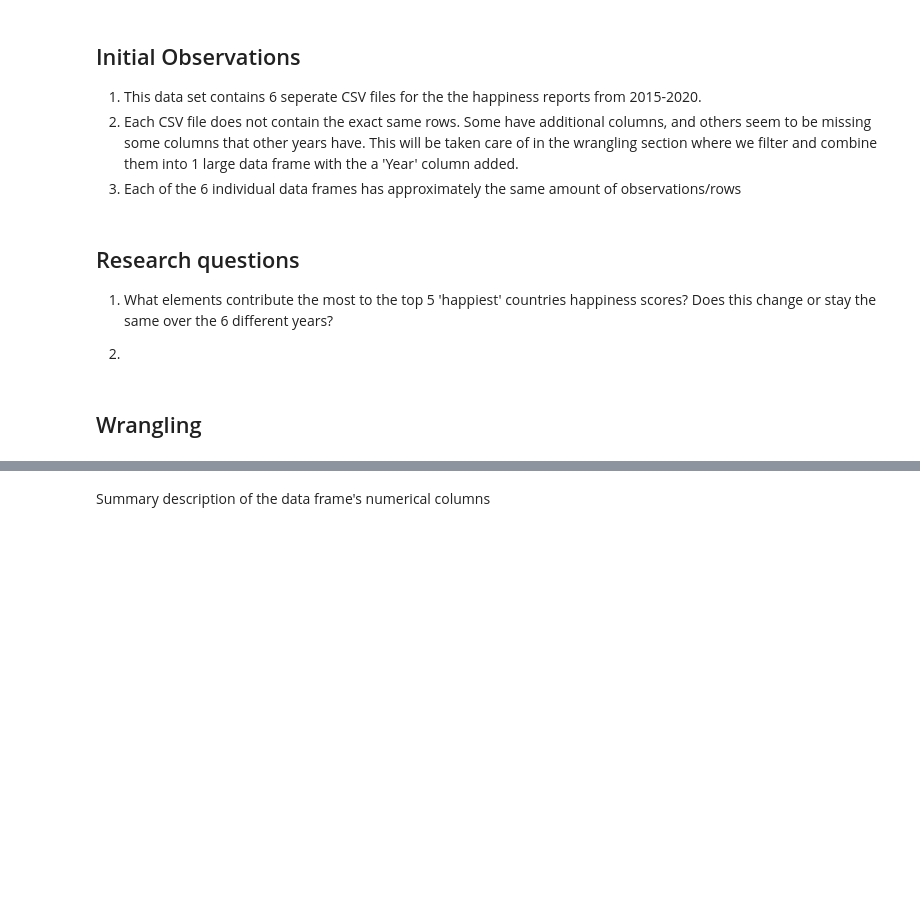
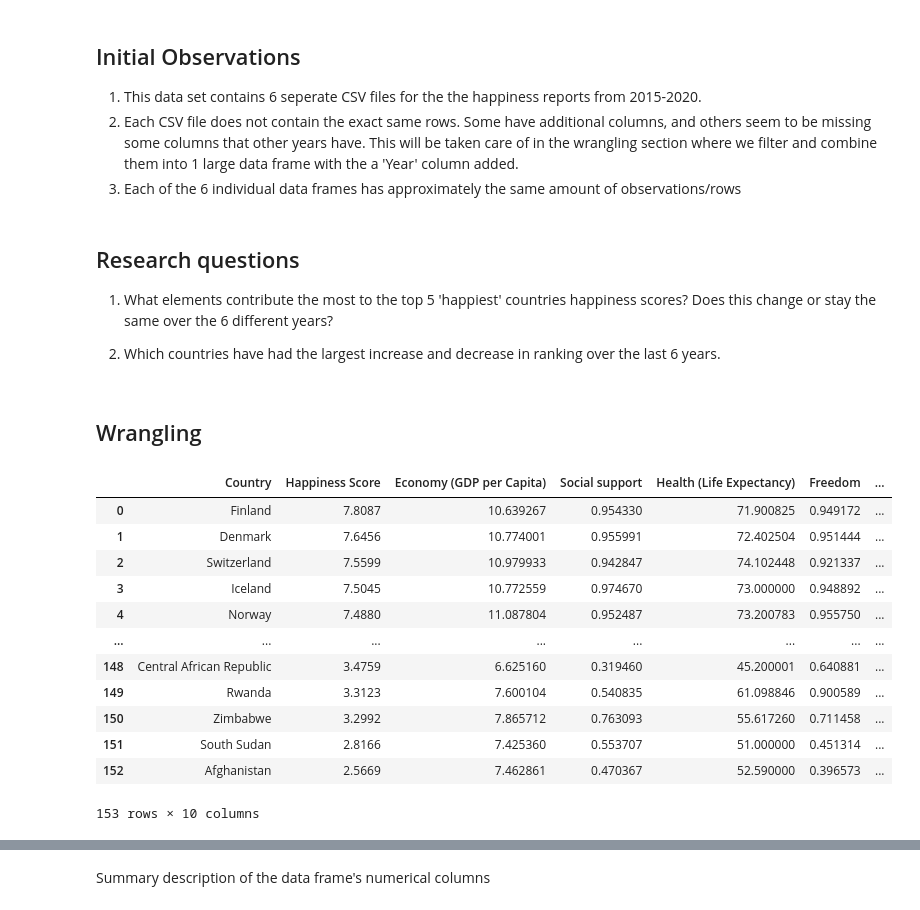
Before and after one commit to sophiabulcock/world_happiness_report_viz, a Jupyter notebook: project_2.ipynb, the cells around one changed output, grey strips where cells are left out. Drawn from its saved outputs; the diff is of its cells as text; code cells hidden in the pictures; blank space fills up the shorter version.

```diff
--- a/project_2.ipynb
+++ b/project_2.ipynb
@@ -156,7 +157,7 @@ dtype: object
 
 1. What elements contribute the most to the top 5 'happiest' countries happiness scores? Does this change or stay the same over the 6 different years?
 
-2.
+2. Which countries have had the largest increase and decrease in ranking over the last 6 years.
 # %% [markdown]
 ## Wrangling
 # %%
@@ -207,6 +208,25 @@ csv2020=csv2020.rename(columns={'Country name':'Country', 'Ladder score':'Happin
                                'Perceptions of corruption':'Trust (Government Corruption)',
                                'Dystopia + residual':'Dystopia Residual'
                               })
+# %%
+# add happiness rank to csv2020
+
+csv2020['Happiness Rank']=np.arange(len(csv2020))
+csv2020
+# %% [output]
+|  | Country | Happiness Score | Economy (GDP per Capita) | Social support | Health (Life Expectancy) | Freedom | ... |
+| 0 | Finland | 7.8087 | 10.639267 | 0.954330 | 71.900825 | 0.949172 | ... |
+| 1 | Denmark | 7.6456 | 10.774001 | 0.955991 | 72.402504 | 0.951444 | ... |
+| 2 | Switzerland | 7.5599 | 10.979933 | 0.942847 | 74.102448 | 0.921337 | ... |
+| 3 | Iceland | 7.5045 | 10.772559 | 0.974670 | 73.000000 | 0.948892 | ... |
+| 4 | Norway | 7.4880 | 11.087804 | 0.952487 | 73.200783 | 0.955750 | ... |
+| ... | ... | ... | ... | ... | ... | ... | ... |
+| 148 | Central African Republic | 3.4759 | 6.625160 | 0.319460 | 45.200001 | 0.640881 | ... |
+| 149 | Rwanda | 3.3123 | 7.600104 | 0.540835 | 61.098846 | 0.900589 | ... |
+| 150 | Zimbabwe | 3.2992 | 7.865712 | 0.763093 | 55.617260 | 0.711458 | ... |
+| 151 | South Sudan | 2.8166 | 7.425360 | 0.553707 | 51.000000 | 0.451314 | ... |
+| 152 | Afghanistan | 2.5669 | 7.462861 | 0.470367 | 52.590000 | 0.396573 | ... |
+153 rows × 10 columns
 # %%
 # make into 1 data set
 
```
Also changed, not shown: parts of 9 cells of this notebook.
